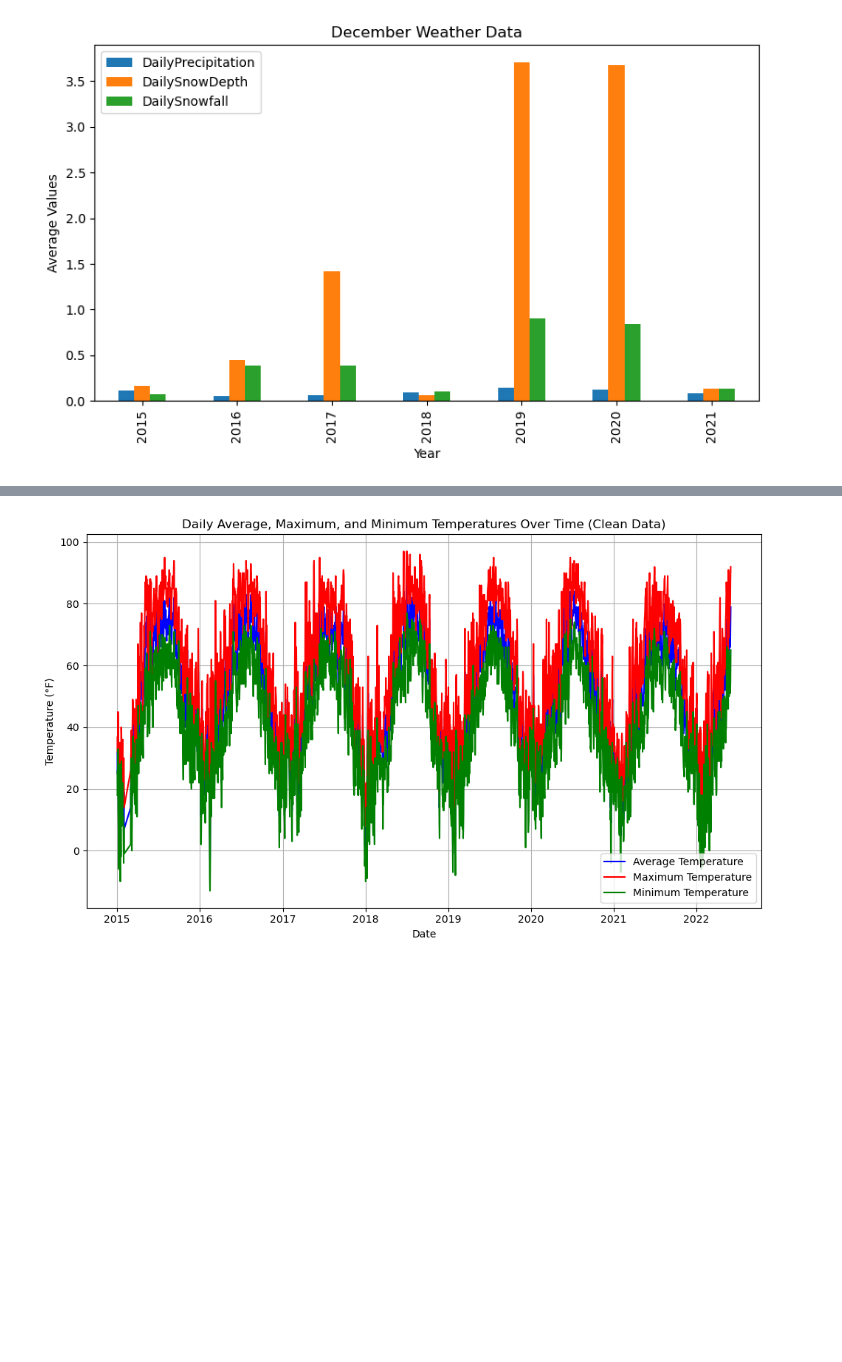
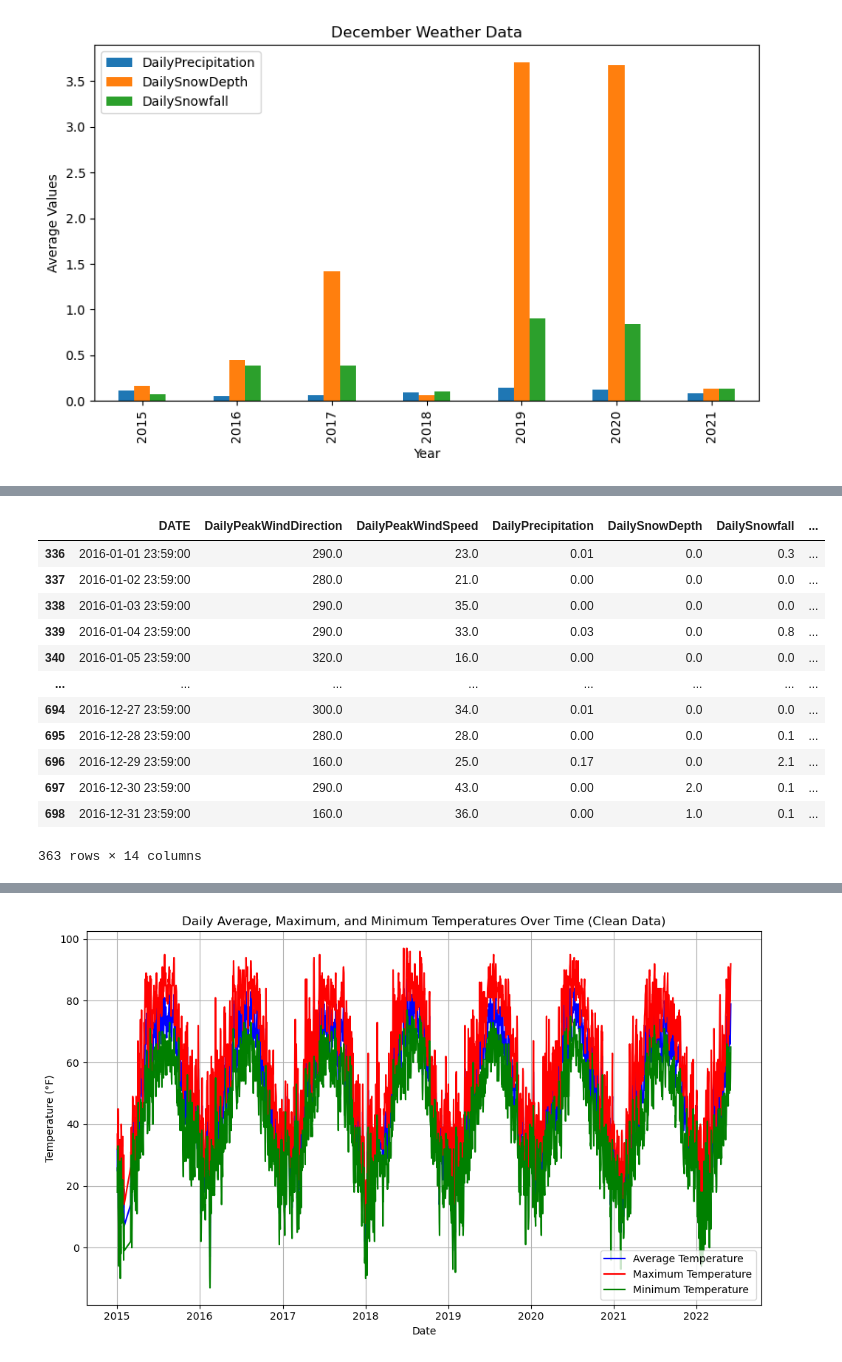
Before and after one commit to connerdekok/Albany_New_York_Weather, a Jupyter notebook: new_york.ipynb, the cells around one changed output, grey strips where cells are left out. Drawn from its saved outputs; the diff is of its cells as text; code cells hidden in the pictures; blank space fills up the shorter version.

```diff
--- a/new_york.ipynb
+++ b/new_york.ipynb
@@ -559,0 +596,17 @@ plt.show()
+# %%
+df_2016 = ny_weather_clean_sorted_df.loc[ny_weather_clean_sorted_df["Year"] ==2016]
+df_2016
+# %% [output]
+|  | DATE | DailyPeakWindDirection | DailyPeakWindSpeed | DailyPrecipitation | DailySnowDepth | DailySnowfall | ... |
+| 336 | 2016-01-01 23:59:00 | 290.0 | 23.0 | 0.01 | 0.0 | 0.3 | ... |
+| 337 | 2016-01-02 23:59:00 | 280.0 | 21.0 | 0.00 | 0.0 | 0.0 | ... |
+| 338 | 2016-01-03 23:59:00 | 290.0 | 35.0 | 0.00 | 0.0 | 0.0 | ... |
+| 339 | 2016-01-04 23:59:00 | 290.0 | 33.0 | 0.03 | 0.0 | 0.8 | ... |
+| 340 | 2016-01-05 23:59:00 | 320.0 | 16.0 | 0.00 | 0.0 | 0.0 | ... |
+| ... | ... | ... | ... | ... | ... | ... | ... |
+| 694 | 2016-12-27 23:59:00 | 300.0 | 34.0 | 0.01 | 0.0 | 0.0 | ... |
+| 695 | 2016-12-28 23:59:00 | 280.0 | 28.0 | 0.00 | 0.0 | 0.1 | ... |
+| 696 | 2016-12-29 23:59:00 | 160.0 | 25.0 | 0.17 | 0.0 | 2.1 | ... |
+| 697 | 2016-12-30 23:59:00 | 290.0 | 43.0 | 0.00 | 2.0 | 0.1 | ... |
+| 698 | 2016-12-31 23:59:00 | 160.0 | 36.0 | 0.00 | 1.0 | 0.1 | ... |
+363 rows × 14 columns
```
Also changed, not shown: parts of 39 cells of this notebook, 2 other files.
